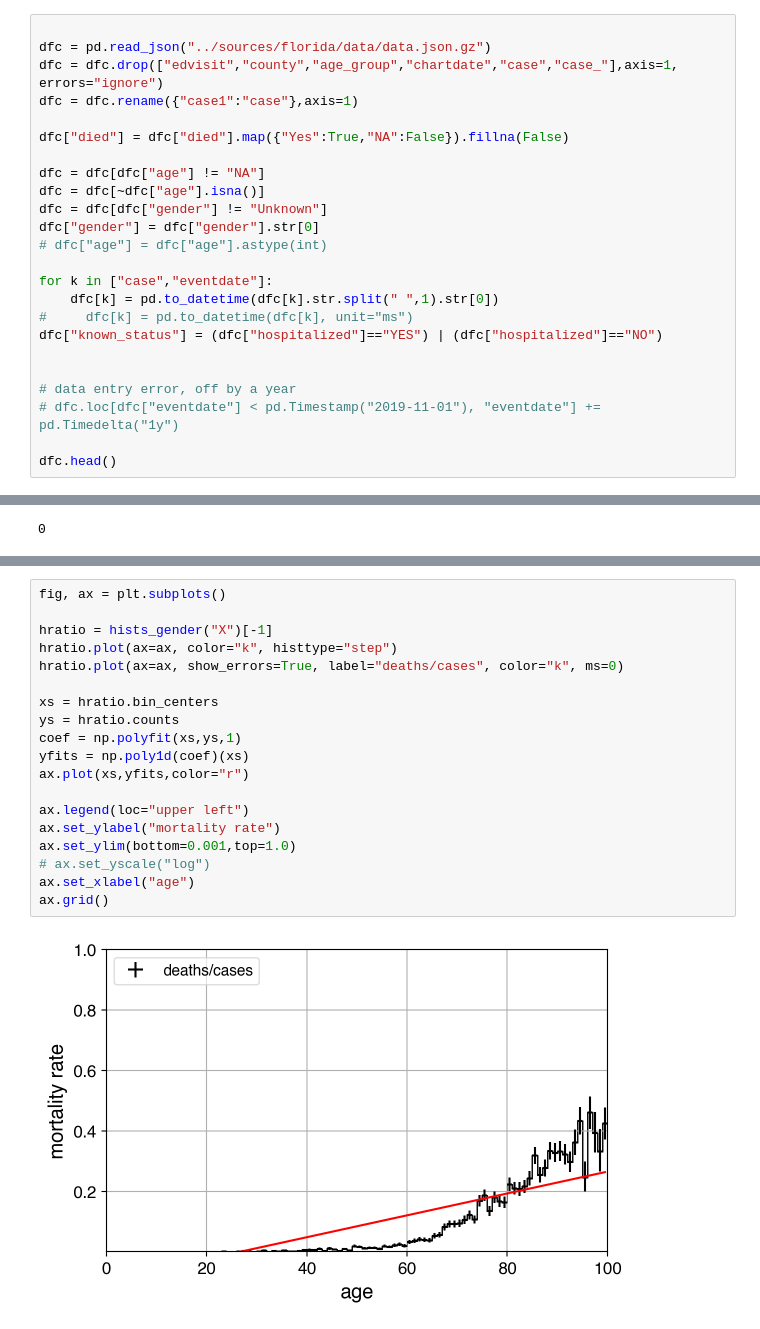
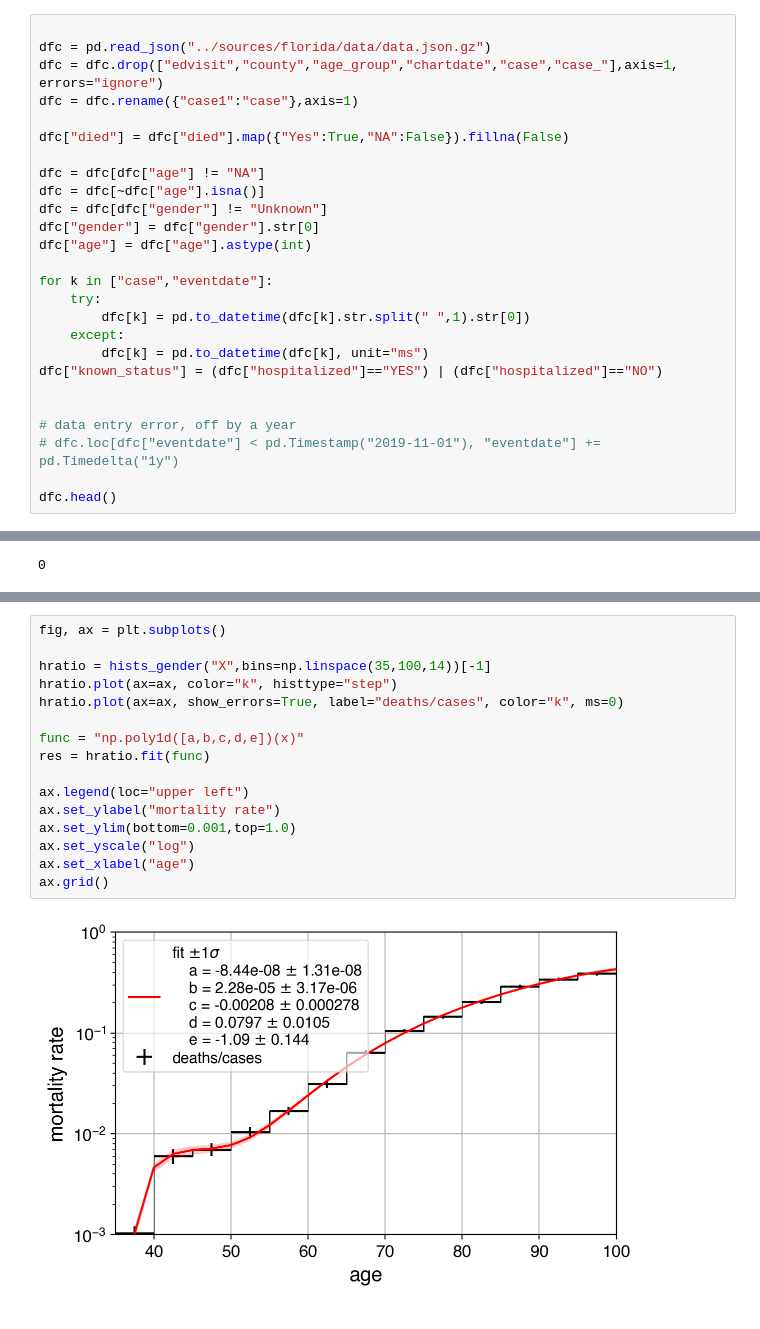
Before and after one commit to aminnj/covid19, a Jupyter notebook: notebooks/florida.ipynb, the cells around one changed output, grey strips where cells are left out. Drawn from its saved outputs; the diff is of its cells as text.

```diff
--- a/notebooks/florida.ipynb
+++ b/notebooks/florida.ipynb
@@ -15,11 +15,13 @@ dfc = dfc[dfc["age"] != "NA"]
 dfc = dfc[~dfc["age"].isna()]
 dfc = dfc[dfc["gender"] != "Unknown"]
 dfc["gender"] = dfc["gender"].str[0]
-# dfc["age"] = dfc["age"].astype(int)
+dfc["age"] = dfc["age"].astype(int)
 
 for k in ["case","eventdate"]:
-    dfc[k] = pd.to_datetime(dfc[k].str.split(" ",1).str[0])
-#     dfc[k] = pd.to_datetime(dfc[k], unit="ms")
+    try:
+        dfc[k] = pd.to_datetime(dfc[k].str.split(" ",1).str[0])
+    except:
+        dfc[k] = pd.to_datetime(dfc[k], unit="ms")
 dfc["known_status"] = (dfc["hospitalized"]=="YES") | (dfc["hospitalized"]=="NO")
 
 
@@ -229,21 +229,18 @@ ax2.grid()
 # %%
 fig, ax = plt.subplots()
 
-hratio = hists_gender("X")[-1]
+hratio = hists_gender("X",bins=np.linspace(35,100,14))[-1]
 hratio.plot(ax=ax, color="k", histtype="step")
 hratio.plot(ax=ax, show_errors=True, label="deaths/cases", color="k", ms=0)
 
-xs = hratio.bin_centers
-ys = hratio.counts
-coef = np.polyfit(xs,ys,1)
-yfits = np.poly1d(coef)(xs)
-ax.plot(xs,yfits,color="r")
+func = "np.poly1d([a,b,c,d,e])(x)"
+res = hratio.fit(func)
 
 ax.legend(loc="upper left")
 ax.set_ylabel("mortality rate")
 ax.set_ylim(bottom=0.001,top=1.0)
-# ax.set_yscale("log")
+ax.set_yscale("log")
 ax.set_xlabel("age")
 ax.grid()
 # %% [output]
-[figure, old version]
+[figure, new version]
```
Also changed, not shown: parts of 26 cells of this notebook, 11 other files.
